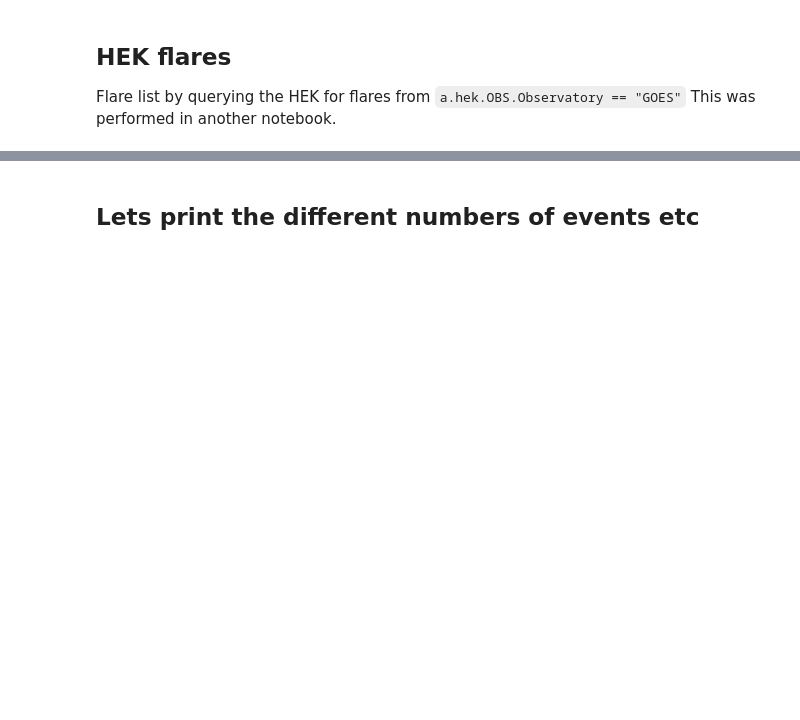
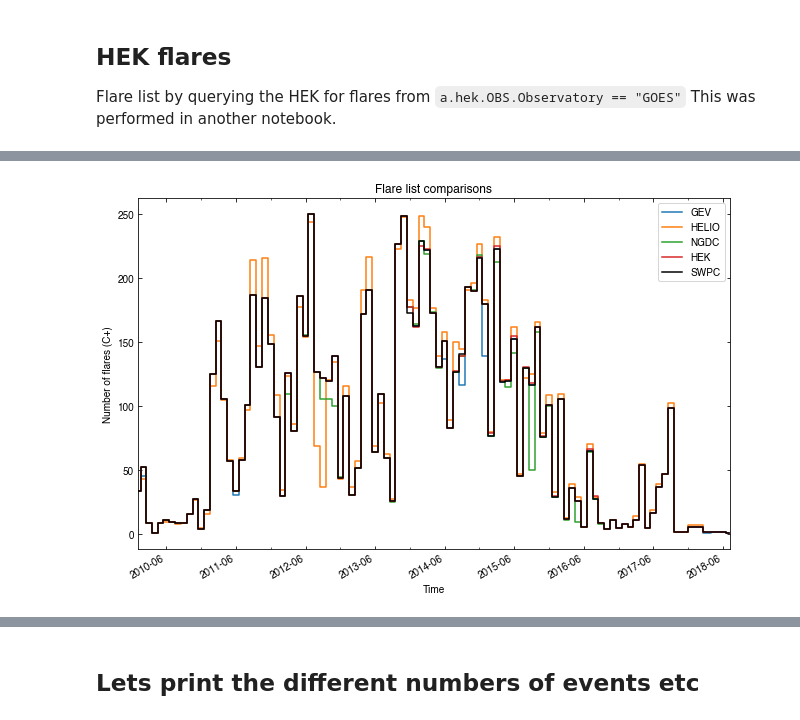
Before and after one commit to hayesla/flare_forecast_proj, a Jupyter notebook: goes_flare_list/final_compare.ipynb, the cells around one changed output, grey strips where cells are left out. Cells and saved outputs as stored; diff of their text form; code cells hidden in the pictures; blank space fills up the shorter version.

```diff
--- a/goes_flare_list/final_compare.ipynb
+++ b/goes_flare_list/final_compare.ipynb
@@ -102,3 +110,8 @@ hek_flares_swpc = pd.read_csv("solar_cycle24_flares_swpc.csv")
 hek_flares_swpc["datetime"] = pd.to_datetime(hek_flares_swpc["event_starttime"])
 hek_flares_swpc["goes_class_ind"] = [x[0] for x in hek_flares_swpc["fl_goescls"]]
 hek_flares_swpc["match_time"] = hek_flares_swpc.datetime.dt.strftime("%Y-%m-%d %H:%M")
+
+hek_flares_swpc["unique_month"] = pd.to_datetime(hek_flares_swpc.datetime.dt.strftime("%Y-%m"))
+hek_flares_swpc["unique_day"] = pd.to_datetime(hek_flares_swpc.datetime.dt.strftime("%Y-%m-%d"))
+
+hek_flares_swpc = hek_flares_swpc.set_index("datetime")
@@ -122,6 +122,11 @@ Name: ar_noaanum, Length: 8623, dtype: int64
 # %%
-helio_flarelist = pd.read_csv("full_sswlatest.csv")
+helio_flarelist = pd.read_csv("helio_flarelist_c.csv")
 helio = helio_flarelist[helio_flarelist["goes_class_ind"].isin(["X", "M", "C"])]
 helio["datetime"] = pd.to_datetime(helio["time_start"])
 helio["match_time"] = helio.datetime.dt.strftime("%Y-%m-%d %H:%M")
 helio = helio.drop_duplicates(subset="match_time")
+
+helio["unique_month"] = pd.to_datetime(helio.datetime.dt.strftime("%Y-%m"))
+helio["unique_day"] = pd.to_datetime(helio.datetime.dt.strftime("%Y-%m-%d"))
+
+helio = helio.set_index("datetime")
@@ -127,0 +135,8 @@ helio = helio.drop_duplicates(subset="match_time")
+# %%
+ngdc_flares = pd.read_csv("merged_ngdc_flarelist.csv")
+ngdc_flares["datetime"] = pd.to_datetime(ngdc_flares.match_time)
+
+ngdc_flares["unique_month"] = pd.to_datetime(ngdc_flares.datetime.dt.strftime("%Y-%m"))
+ngdc_flares["unique_day"] = pd.to_datetime(ngdc_flares.datetime.dt.strftime("%Y-%m-%d"))
+
+ngdc_flares = ngdc_flares.set_index("datetime")
@@ -127,0 +170,22 @@ helio = helio.drop_duplicates(subset="match_time")
+# %%
+%matplotlib inline
+fig, ax = plt.subplots(figsize=(9, 6))
+gev_df_c.groupby("unique_month")["goes_class_ind"].count().plot(drawstyle="steps-mid", axes=ax, label="GEV")
+
+helio.groupby("unique_month")["goes_class_ind"].count().plot(drawstyle="steps-mid", axes=ax, label="HELIO")
+ngdc_flares.groupby("unique_month")["goes_class_ind"].count().plot(drawstyle="steps-mid", axes=ax, label="NGDC")
+hek_flares_swpc.groupby("unique_month")["goes_class_ind"].count().plot(drawstyle="steps-mid", axes=ax, label="HEK")
+swpc_flares.groupby("unique_month")["goes_class_ind"].count().plot(drawstyle="steps-mid", axes=ax, label="SWPC", color="k")
+plt.legend()
+ax.tick_params(which="both", direction="in", top=True, right=True)
+ax.xaxis.set_minor_locator(dates.MonthLocator(interval=6))
+ax.xaxis.set_major_locator(dates.MonthLocator(interval=12))
+ax.xaxis.set_major_formatter(dates.DateFormatter("%Y-%m"))
+ax.set_xlabel("Time")
+ax.set_ylabel("Number of flares (C+)")
+ax.set_title("Flare list comparisons")
+ax.set_xlim("2010-01-01", "2018-07-06")
+plt.tight_layout()
+plt.savefig("flarelist_comparisons_monthly.png", dpi=300, facecolor="w")
+# %% [output]
+[figure, added]
```
Also changed, not shown: parts of 42 cells of this notebook, 2 other files.
